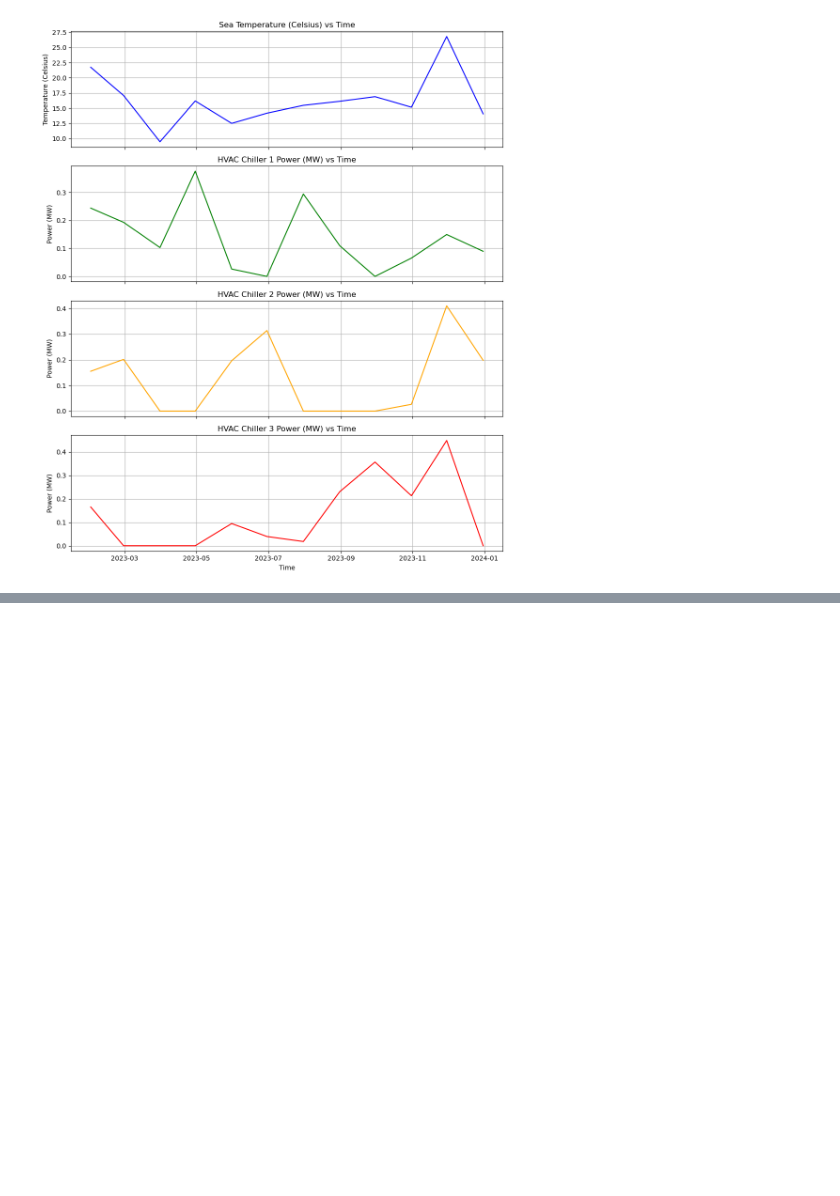
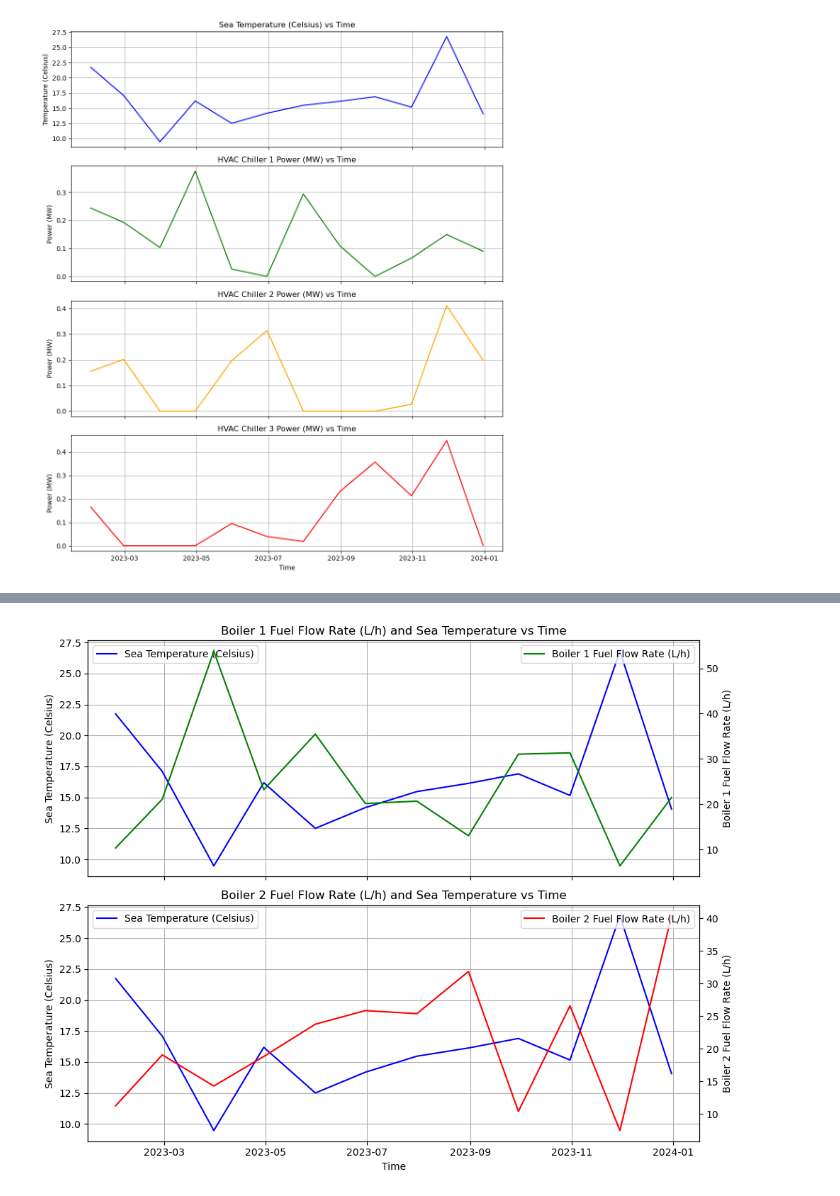
Before and after one commit to jeevasam30/Cruise_ship_analysis, a Jupyter notebook: Scripts/vessel1_analysis.ipynb, the cells around one changed output, grey strips where cells are left out. Drawn from its saved outputs; the diff is of its cells as text; code cells hidden in the pictures; blank space fills up the shorter version.

Commit message:
Added additional plot to check out sea tempearture correlation with features : Jeeva Sam

```diff
--- a/Scripts/vessel1_analysis.ipynb
+++ b/Scripts/vessel1_analysis.ipynb
@@ -911,0 +909,40 @@ plt.show()
+# %%
+# Columns of interest
+sea_temperature_col = 'Sea Temperature (Celsius)'
+boiler_fuel_flow_cols = ['Boiler 1 Fuel Flow Rate (L/h)', 'Boiler 2 Fuel Flow Rate (L/h)']
+
+# Create a figure with subplots for Boiler 1 and Boiler 2 Fuel Flow Rates
+fig, axes = plt.subplots(nrows=2, ncols=1, figsize=(10, 8), sharex=True)
+
+# Plot Boiler 1 Fuel Flow Rate against Sea Temperature
+axes[0].plot(resampled_monthly.index, resampled_monthly[sea_temperature_col], color='blue', label='Sea Temperature (Celsius)')
+axes[0].set_ylabel('Sea Temperature (Celsius)')
+axes[0].set_title('Boiler 1 Fuel Flow Rate (L/h) and Sea Temperature vs Time')
+axes[0].legend(loc='upper left')
+axes[0].grid(True)
+
+# Create a twin axis to plot the fuel flow rate
+ax0_twin = axes[0].twinx()
+ax0_twin.plot(resampled_monthly.index, resampled_monthly[boiler_fuel_flow_cols[0]], color='green', label='Boiler 1 Fuel Flow Rate (L/h)')
+ax0_twin.set_ylabel('Boiler 1 Fuel Flow Rate (L/h)')
+ax0_twin.legend(loc='upper right')
+
+# Plot Boiler 2 Fuel Flow Rate against Sea Temperature
+axes[1].plot(resampled_monthly.index, resampled_monthly[sea_temperature_col], color='blue', label='Sea Temperature (Celsius)')
+axes[1].set_ylabel('Sea Temperature (Celsius)')
+axes[1].set_title('Boiler 2 Fuel Flow Rate (L/h) and Sea Temperature vs Time')
+axes[1].set_xlabel('Time')
+axes[1].legend(loc='upper left')
+axes[1].grid(True)
+
+# Create a twin axis to plot the fuel flow rate
+ax1_twin = axes[1].twinx()
+ax1_twin.plot(resampled_monthly.index, resampled_monthly[boiler_fuel_flow_cols[1]], color='red', label='Boiler 2 Fuel Flow Rate (L/h)')
+ax1_twin.set_ylabel('Boiler 2 Fuel Flow Rate (L/h)')
+ax1_twin.legend(loc='upper right')
+
+# Adjust layout and display
+plt.tight_layout()
+plt.show()
+# %% [output]
+[figure, added]
```
Also changed, not shown: parts of 5 cells of this notebook, 1 other file.
